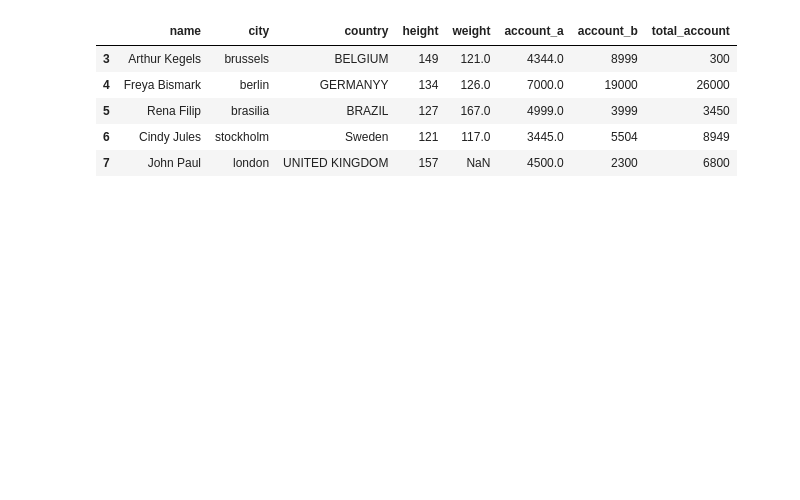
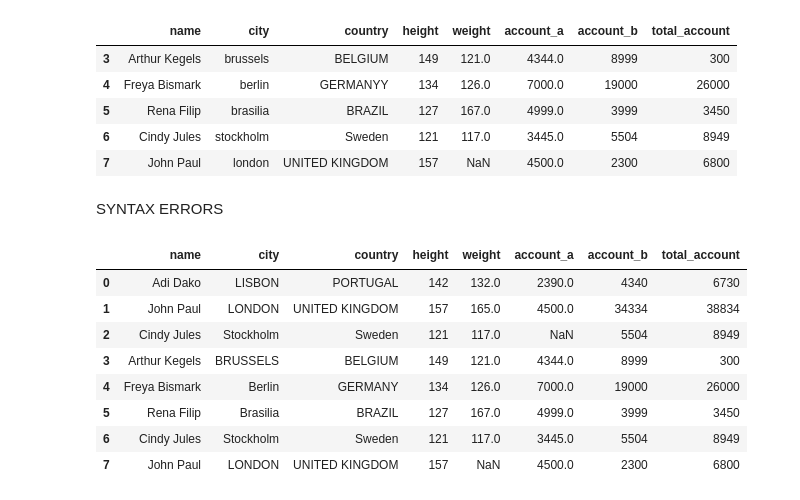
Before and after one commit to AlphaTheDog/DataCleaning, a Jupyter notebook: DataCleaning.ipynb, the cells around one changed output. Saved outputs shown, nothing was run; the diff lists cells and outputs as text; code cells hidden in the pictures; blank space fills up the shorter version.

Commit message:
SYNTAX ERRORS

```diff
--- a/DataCleaning.ipynb
+++ b/DataCleaning.ipynb
@@ -202,3 +202,32 @@ df.tail(5)
 | 5 | Rena Filip | brasilia | BRAZIL | 127 | 167.0 | 4999.0 | 3999 | 3450 |
 | 6 | Cindy Jules | stockholm | Sweden | 121 | 117.0 | 3445.0 | 5504 | 8949 |
 | 7 | John Paul | london | UNITED KINGDOM | 157 | NaN | 4500.0 | 2300 | 6800 |
+# %% [markdown]
+SYNTAX ERRORS
+# %%
+# Task 1
+# ---
+# While performing our analysis, we can get to a point where we need to
+# fix spelling mistakes or typos.
+# ---
+# Dataset url = http://bit.ly/DataCleaningDataset
+# ---
+# OUR CODE GOES BELOW
+#
+df['country']
+df.loc[df['country']=="GERMANYY",'country']="GERMANY"
+df
+# Let's replacing any value "GERMANYY" with the correct value "GERMANY".
+# We use the string replace() function to perform our operation as shown.
+# ---
+#
+# %% [output]
+|  | name | city | country | height | weight | account_a | account_b | total_account |
+| 0 | Adi Dako | LISBON | PORTUGAL | 142 | 132.0 | 2390.0 | 4340 | 6730 |
+| 1 | John Paul | LONDON | UNITED KINGDOM | 157 | 165.0 | 4500.0 | 34334 | 38834 |
+| 2 | Cindy Jules | Stockholm | Sweden | 121 | 117.0 | NaN | 5504 | 8949 |
+| 3 | Arthur Kegels | BRUSSELS | BELGIUM | 149 | 121.0 | 4344.0 | 8999 | 300 |
+| 4 | Freya Bismark | Berlin | GERMANY | 134 | 126.0 | 7000.0 | 19000 | 26000 |
+| 5 | Rena Filip | Brasilia | BRAZIL | 127 | 167.0 | 4999.0 | 3999 | 3450 |
+| 6 | Cindy Jules | Stockholm | Sweden | 121 | 117.0 | 3445.0 | 5504 | 8949 |
+| 7 | John Paul | LONDON | UNITED KINGDOM | 157 | NaN | 4500.0 | 2300 | 6800 |
```
Also changed, not shown: parts of 2 cells of this notebook.
